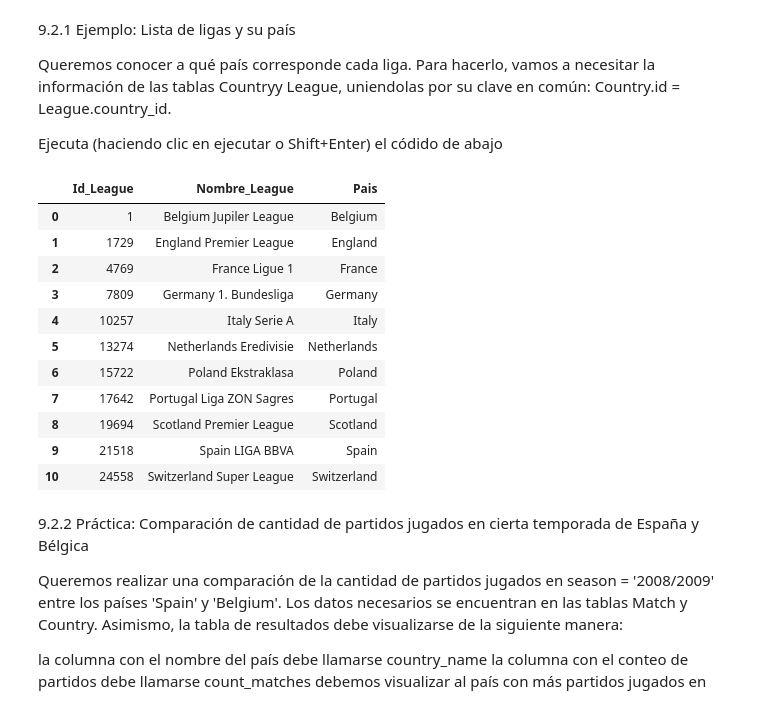
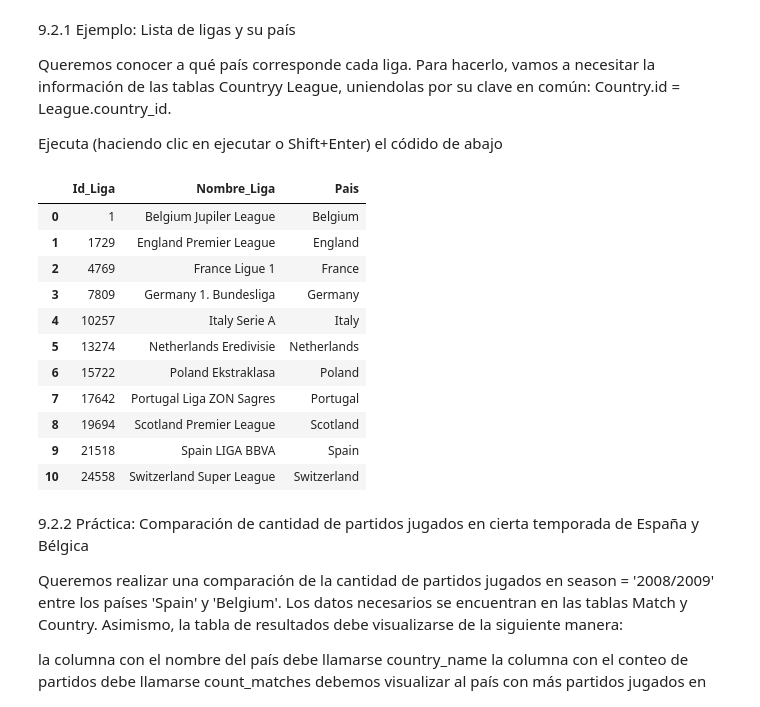
Before and after one commit to miemguri/Talentotech2024, a Jupyter notebook: 4TallerSQL.ipynb, the cells around one changed output. Cells and saved outputs as stored; diff of their text form; code cells hidden in the pictures.

```diff
--- a/4TallerSQL.ipynb
+++ b/4TallerSQL.ipynb
@@ -1274,14 +1274,14 @@ Queremos conocer a qué país corresponde cada liga. Para hacerlo, vamos a neces
 
 Ejecuta (haciendo clic en ejecutar o Shift+Enter) el códido de abajo
 # %%
-query = """SELECT L.id AS Id_League, L.name AS Nombre_League, C.name AS Pais
-        FROM League AS L
-        JOIN Country AS C ON C.id = L.country_id;"""
+query = """SELECT L.id AS Id_Liga, L.name AS Nombre_Liga, C.name AS Pais
+        FROM Country AS C
+        JOIN League AS L ON C.id = L.country_id;"""
 
 country_leagues = pd.read_sql(query, conn)
 country_leagues
 # %% [output]
-|  | Id_League | Nombre_League | Pais |
+|  | Id_Liga | Nombre_Liga | Pais |
 | 0 | 1 | Belgium Jupiler League | Belgium |
 | 1 | 1729 | England Premier League | England |
 | 2 | 4769 | France Ligue 1 | France |
```
Also changed, not shown: parts of 1 cell of this notebook.
